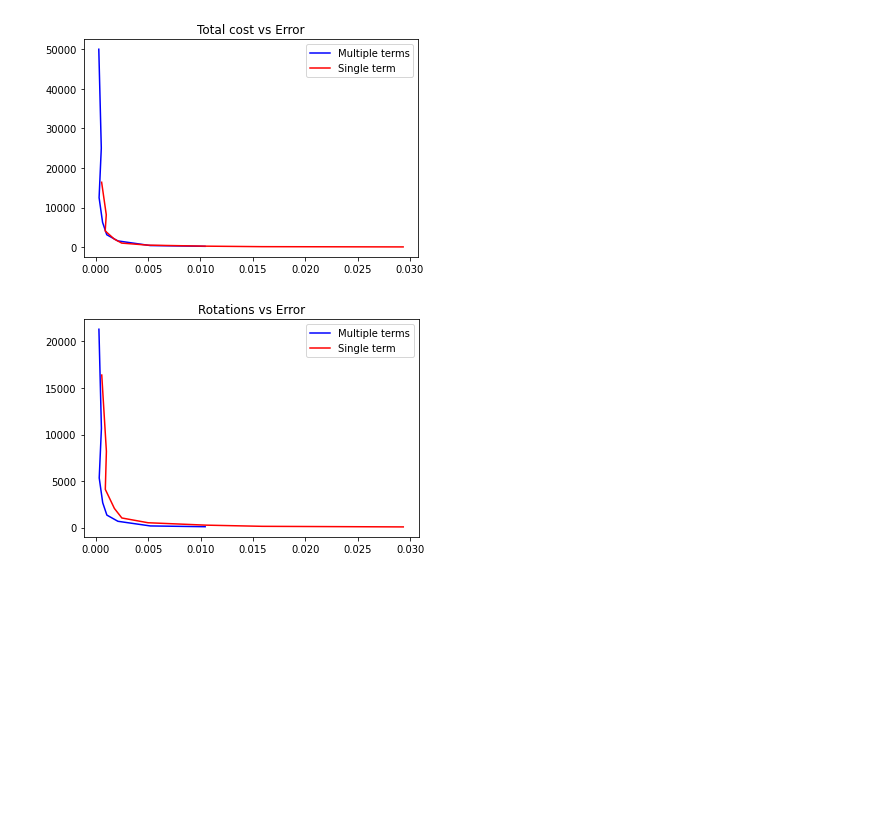
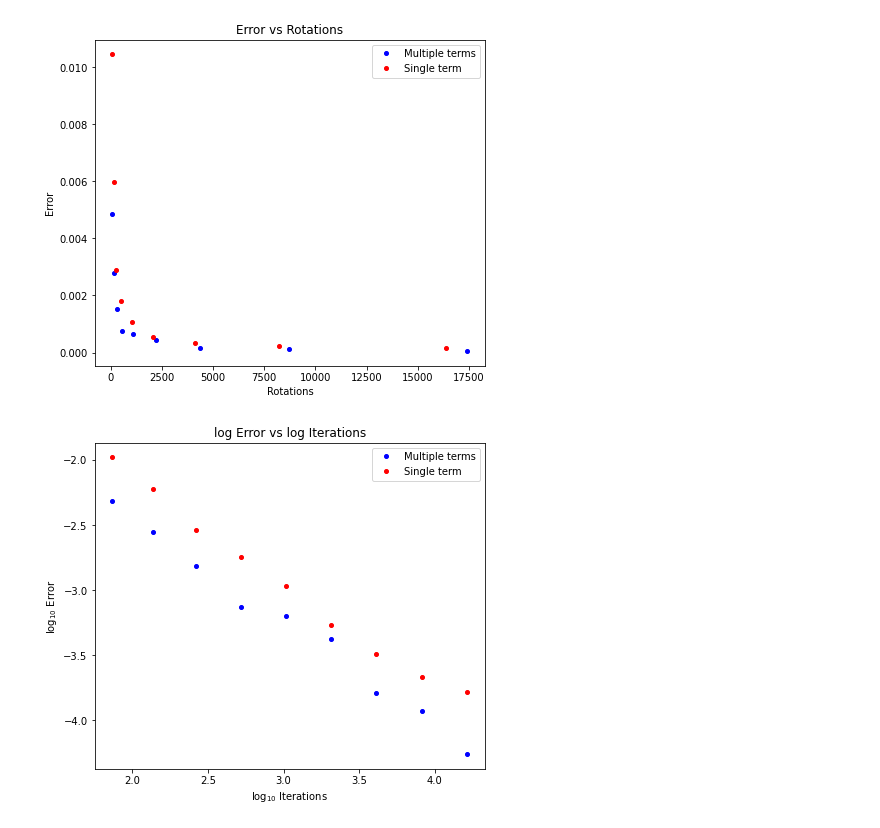
Before and after one commit to SNIPRS/hamiltonian, a Jupyter notebook: plots.ipynb, the cells around one changed output. Drawn from its saved outputs; the diff is of its cells as text; code cells hidden in the pictures; blank space fills up the shorter version.

```diff
--- a/plots.ipynb
+++ b/plots.ipynb
@@ -3,9 +3,12 @@ import numpy as np
 import matplotlib.pyplot as plt
 %matplotlib inline
 
-errors1 = np.loadtxt('save/errors1.txt')
-errors = np.loadtxt('save/errors.txt')
-Ns = np.loadtxt('save/Ns.txt')
-rcosts = np.loadtxt('save/rcosts.txt')
-tcosts = np.loadtxt('save/tcosts.txt')
+suffix = '-LiH1'
+errors1 = np.loadtxt('save/errors1' + suffix + '.txt')
+errors = np.loadtxt('save/errors' + suffix + '.txt')
+Ns = np.loadtxt('save/Ns' + suffix + '.txt')
+rcosts = np.loadtxt('save/rcosts' + suffix + '.txt')
+tcosts = np.loadtxt('save/tcosts' + suffix + '.txt')
+
+msize = 4
 # %% [markdown]
@@ -21,16 +38,22 @@ plt.show()
 # %%
-plt.title('Total cost vs Error')
-plt.plot(errors, tcosts, 'b-', label='Multiple terms', markersize=3)
-plt.plot(errors1, Ns, 'r-', label='Single term', markersize=3)
+plt.figure(figsize=(7,6))
+plt.title('Error vs Rotations')
+plt.plot(rcosts, errors, 'bo', label='Multiple terms', markersize=msize)
+plt.plot(Ns, errors1, 'ro', label='Single term', markersize=msize)
+plt.xlabel('Rotations')
+plt.ylabel('Error')
 plt.legend()
 plt.show()
 # %% [output]
-[figure, old version]
+[figure, new version]
 # %%
-plt.title('Rotations vs Error')
-plt.plot(errors, rcosts, 'b-', label='Multiple terms', markersize=3)
-plt.plot(errors1, Ns, 'r-', label='Single term', markersize=3)
+plt.figure(figsize=(7,6))
+plt.title('log Error vs log Iterations')
+plt.plot(np.log10(Ns), np.log10(errors), 'bo', label='Multiple terms', markersize=msize)
+plt.plot(np.log10(Ns), np.log10(errors1), 'ro', label='Single term', markersize=msize)
+plt.xlabel(r'log$_{10}$ Iterations')
+plt.ylabel(r'log$_{10}$ Error')
 plt.legend()
 plt.show()
 # %% [output]
-[figure, old version]
+[figure, new version]
```
Also changed, not shown: parts of 10 cells of this notebook, 14 other files.
